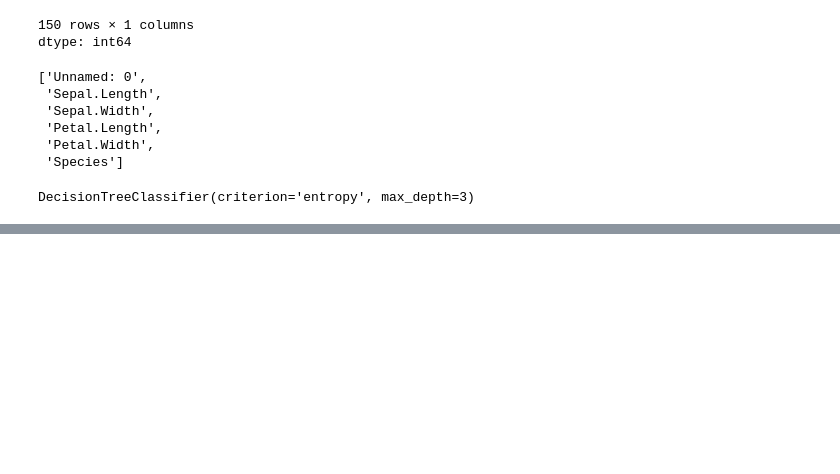
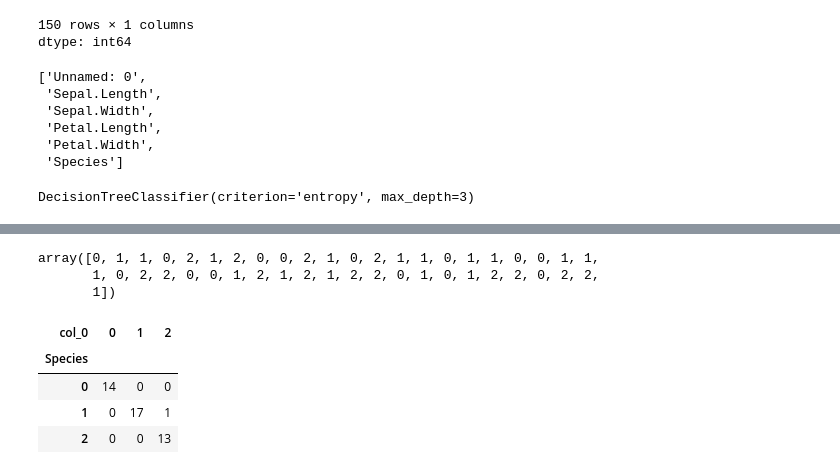
Before and after one commit to vivek-231/homework, a Jupyter notebook: DecisionTree_with_Iris_Dataset.ipynb, the cells around one changed output, grey strips where cells are left out. Cells and saved outputs as stored; diff of their text form; code cells hidden in the pictures; blank space fills up the shorter version.

```diff
--- a/DecisionTree_with_Iris_Dataset.ipynb
+++ b/DecisionTree_with_Iris_Dataset.ipynb
@@ -176,0 +181,3 @@ tree.plot_tree(model,
+# %%
+preds=model.predict(x_test)
+pd.Series(preds).value_counts()
@@ -176,0 +190,14 @@ tree.plot_tree(model,
+# %%
+preds
+# %% [output]
+array([0, 1, 1, 0, 2, 1, 2, 0, 0, 2, 1, 0, 2, 1, 1, 0, 1, 1, 0, 0, 1, 1,
+       1, 0, 2, 2, 0, 0, 1, 2, 1, 2, 1, 2, 2, 0, 1, 0, 1, 2, 2, 0, 2, 2,
+       1])
+# %%
+pd.crosstab(y_test,preds)
+# %% [output]
+| col_0 | 0 | 1 | 2 |
+| Species |  |  |  |
+| 0 | 14 | 0 | 0 |
+| 1 | 0 | 17 | 1 |
+| 2 | 0 | 0 | 13 |
```
Also changed, not shown: parts of 4 cells of this notebook.
